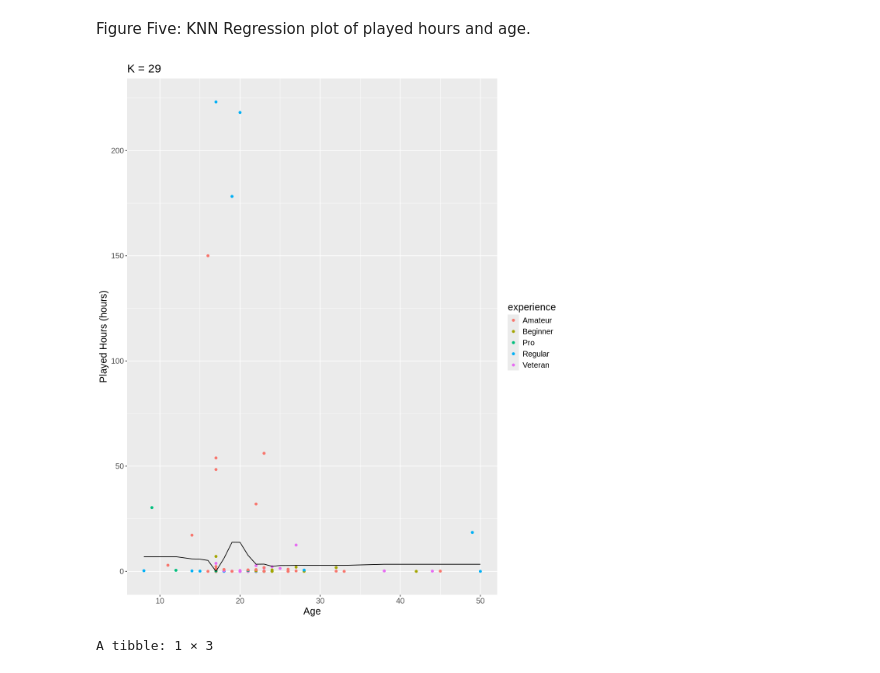
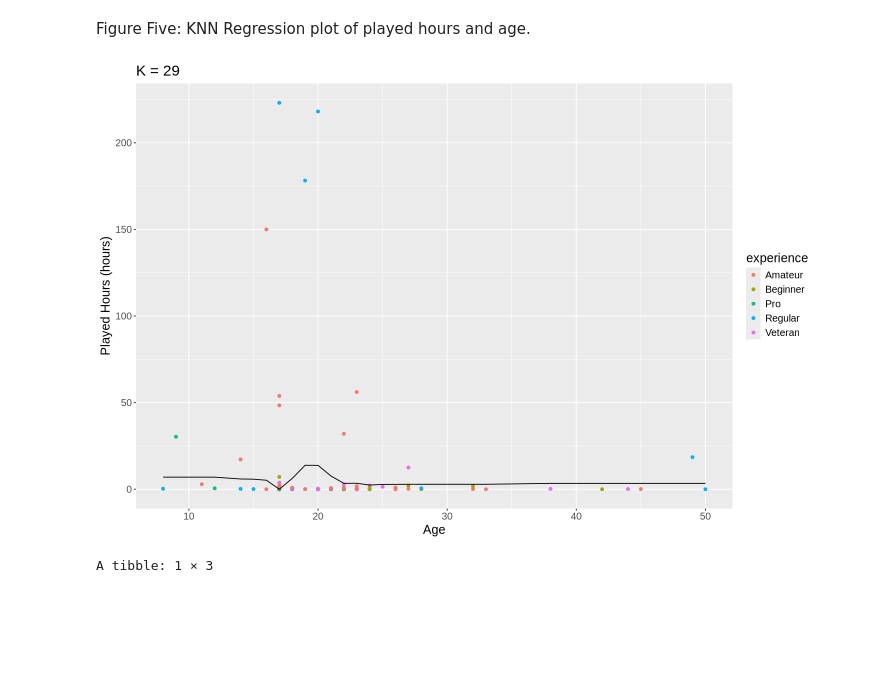
Before and after one commit to Chalkkk/dsci-final-group-project, a Jupyter notebook: final_project.ipynb, the cells around one changed output. Drawn from its saved outputs; the diff is of its cells as text; code cells hidden in the pictures; blank space fills up the shorter version.

```diff
--- a/final_project.ipynb
+++ b/final_project.ipynb
@@ -451,35 +453,35 @@ players_best_spec <- nearest_neighbor(weight_func = "rectangular", neighbors = k
                      set_engine("kknn") |>
                      set_mode("regression")
 
 # Create a new workflow and fit the final model on the training data
 players_best_fit <- workflow() |>
                     add_recipe(players_recipe) |>
                     add_model(players_best_spec) |>
                     fit(data = players_training)
 
 # Generate predictions on the test set and compute evaluation metrics
 players_summary <- players_best_fit |>
                    predict(players_testing) |>
                    bind_cols(players_testing) |>
                    metrics(truth = played_hours, estimate = .pred)
 
 # Generate predictions on the training set for visualization
 players_preds <- predict(players_best_fit, players_training) |>
                  bind_cols(players_training)
 
 # Create plot showing played hourse vs. age while accounting for experience
+options(repr.plot.width = 12, repr.plot.height = 8)
 players_plot <- ggplot(players_preds, aes(x = Age, y = played_hours)) +
                 geom_point(aes(colour = experience)) +
                 geom_line(aes(y = .pred),
                           colour = "black") +
                 labs(x = "Age",
                      y = "Played Hours (hours)") +
                 ggtitle(paste0("K = ", k_min)) +
                 theme(text = element_text(size = 15))
-
 players_plot
 # %% [output]
-[figure, old version]
+[figure, new version]
 # %%
 players_rmspe <- players_summary |>
                 filter(.metric == "rmse")
```
Also changed, not shown: parts of 5 cells of this notebook.
